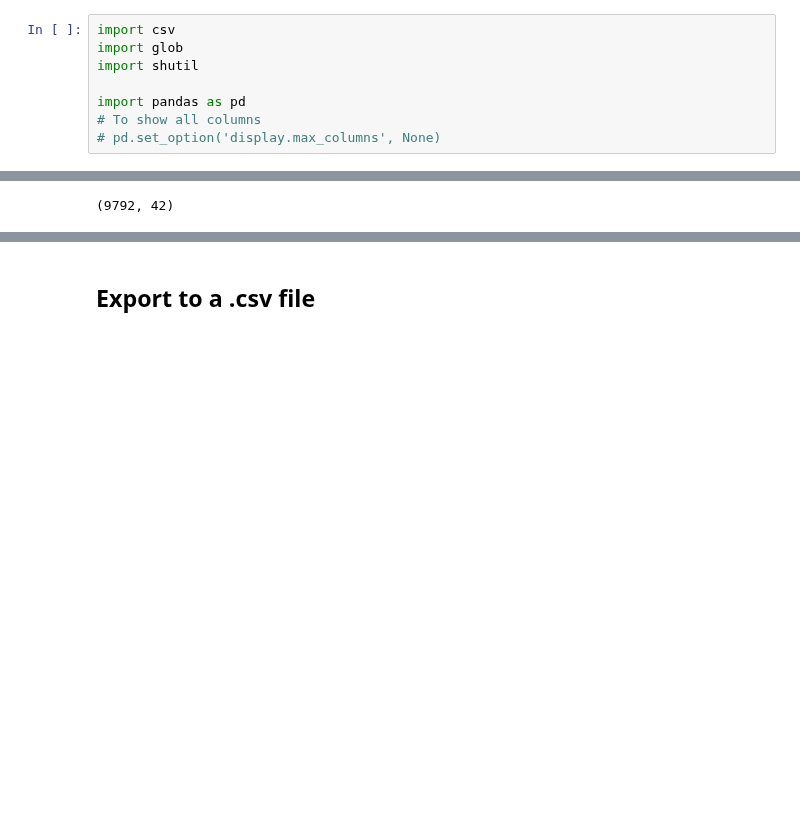
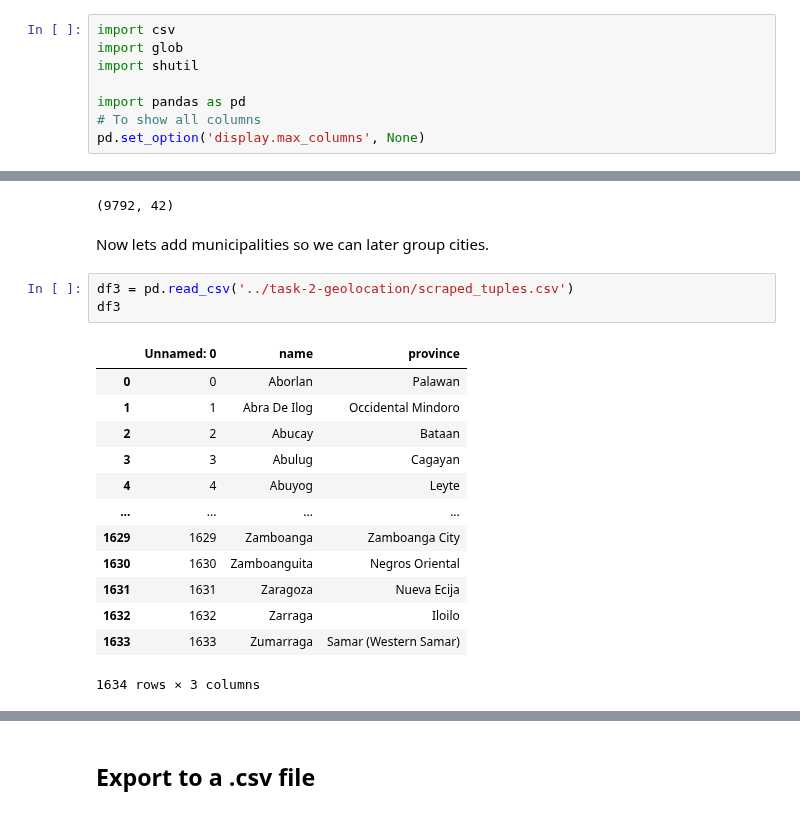
Before and after one commit to OmdenaAI/philippines-chapter-urban-vunerability, a Jupyter notebook: src/tasks/task-1-data-collection/5-merge_city_data.ipynb, the cells around one changed output, grey strips where cells are left out. Saved outputs shown, nothing was run; the diff lists cells and outputs as text; blank space fills up the shorter version.

```diff
--- a/src/tasks/task-1-data-collection/5-merge_city_data.ipynb
+++ b/src/tasks/task-1-data-collection/5-merge_city_data.ipynb
@@ -11,7 +11,7 @@ import shutil
 
 import pandas as pd
 # To show all columns
-# pd.set_option('display.max_columns', None)
+pd.set_option('display.max_columns', None)
 # %% [markdown]
 We can now add the file path of the **.csv** files to a **variable** using `glob`.
 
@@ -391,3 +395,22 @@ df2.head(2)
 df2.shape
 # %% [output]
 (9792, 42)
+# %% [markdown]
+Now lets add municipalities so we can later group cities.
+# %%
+df3 = pd.read_csv('../task-2-geolocation/scraped_tuples.csv')
+df3
+# %% [output]
+|  | Unnamed: 0 | name | province |
+| 0 | 0 | Aborlan | Palawan |
+| 1 | 1 | Abra De Ilog | Occidental Mindoro |
+| 2 | 2 | Abucay | Bataan |
+| 3 | 3 | Abulug | Cagayan |
+| 4 | 4 | Abuyog | Leyte |
+| ... | ... | ... | ... |
+| 1629 | 1629 | Zamboanga | Zamboanga City |
+| 1630 | 1630 | Zamboanguita | Negros Oriental |
+| 1631 | 1631 | Zaragoza | Nueva Ecija |
+| 1632 | 1632 | Zarraga | Iloilo |
+| 1633 | 1633 | Zumarraga | Samar (Western Samar) |
+1634 rows × 3 columns
```
Also changed, not shown: parts of 9 cells of this notebook, 12 other files.
